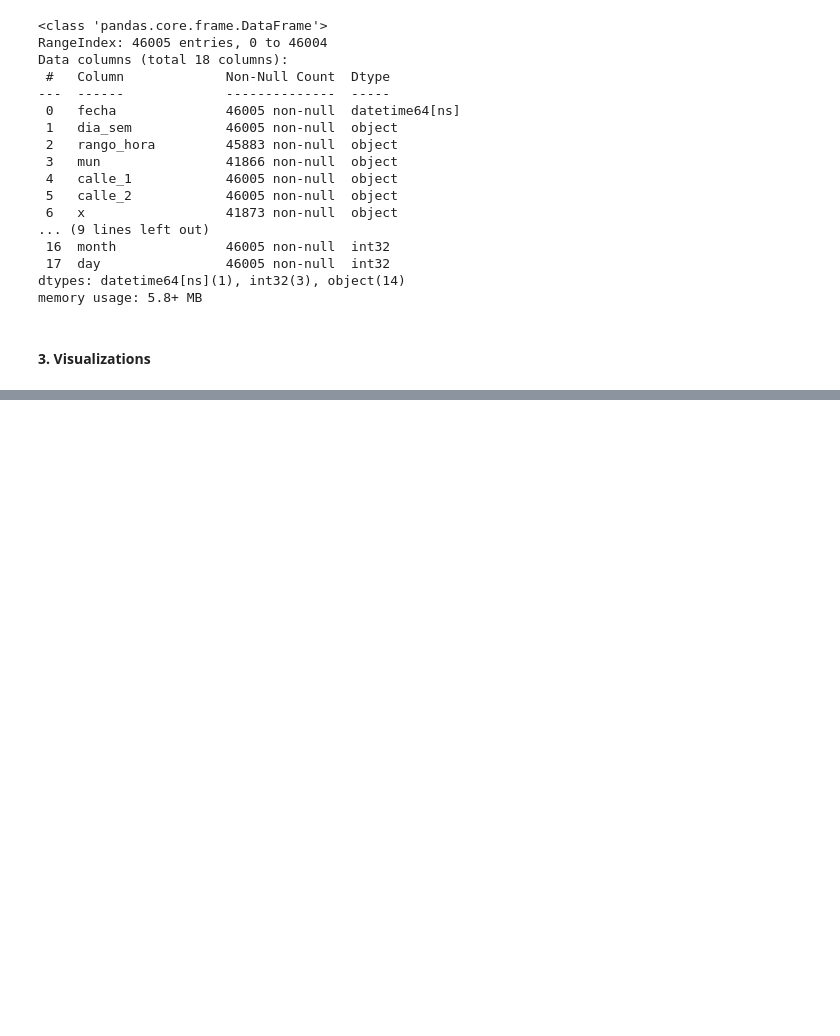
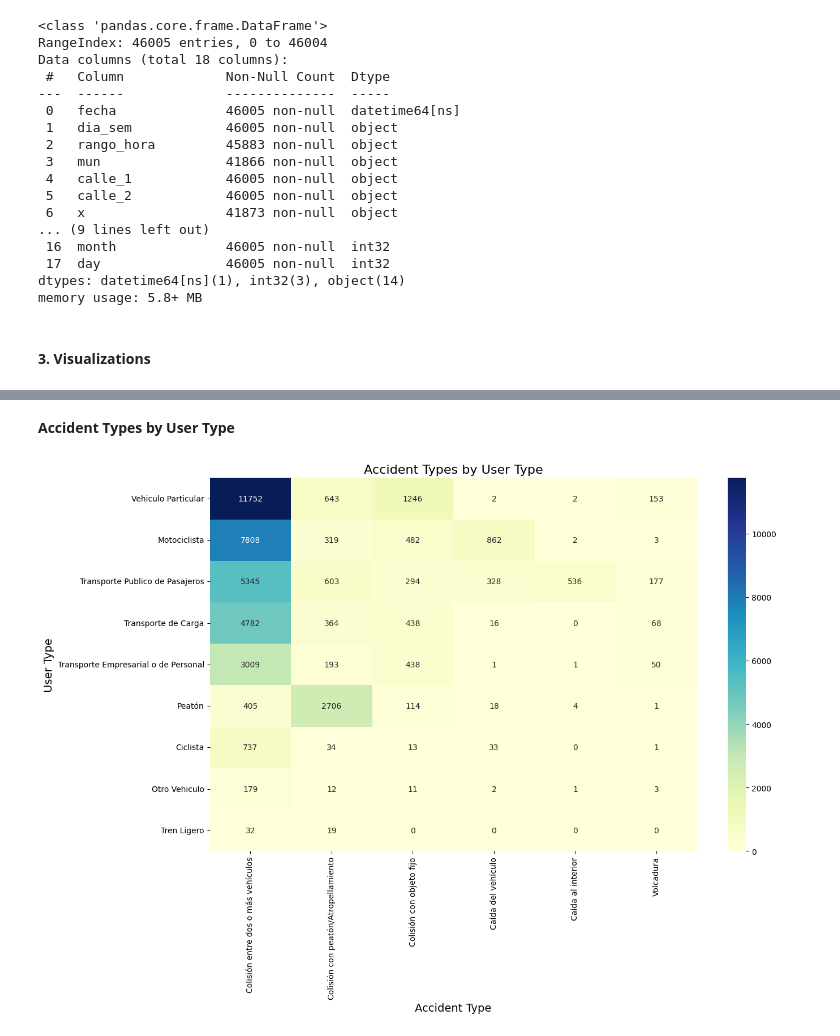
Before and after one commit to isaac-evs/amg_road_accidents_eda, a Jupyter notebook: main.ipynb, the cells around one changed output, grey strips where cells are left out. Drawn from its saved outputs; the diff is of its cells as text; code cells hidden in the pictures; blank space fills up the shorter version.

```diff
--- a/main.ipynb
+++ b/main.ipynb
@@ -382,0 +447,17 @@ memory usage: 5.8+ MB
+# %% [markdown]
+**Accident Types by User Type**
+# %%
+accident_cross_tab = pd.crosstab(df['tipo_usuario'], df['tipo_siniestro'])
+
+main_accident_types = df['tipo_siniestro'].value_counts().nlargest(6).index
+accident_cross_tab = accident_cross_tab.loc[main_user_types, main_accident_types]
+
+plt.figure(figsize=(14, 10))
+sns.heatmap(accident_cross_tab, annot=True, fmt='.0f', cmap='YlGnBu')
+plt.title('Accident Types by User Type', fontsize=16)
+plt.xlabel('Accident Type', fontsize=14)
+plt.ylabel('User Type', fontsize=14)
+plt.tight_layout()
+plt.show()
+# %% [output]
+[figure, added]
```
Also changed, not shown: parts of 8 cells of this notebook.
